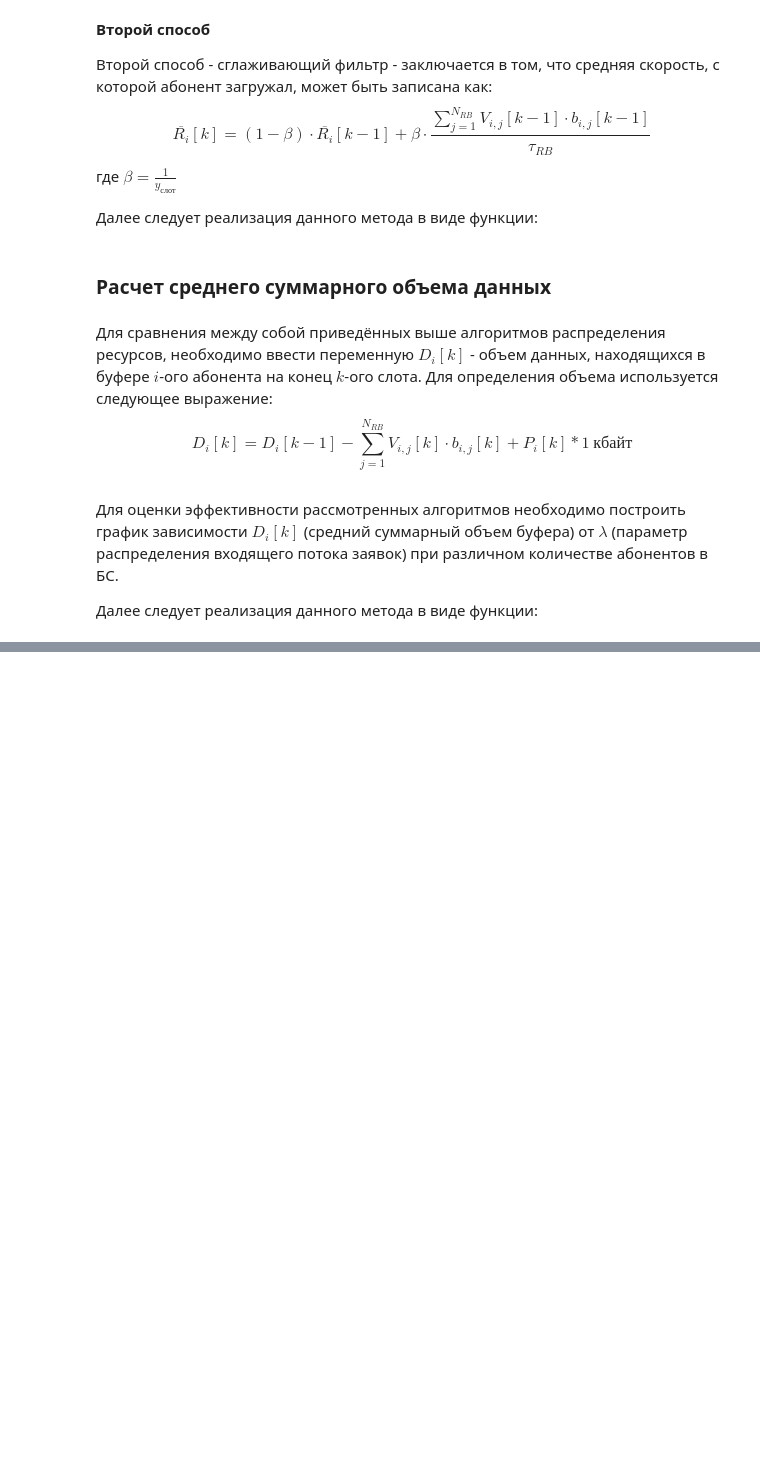
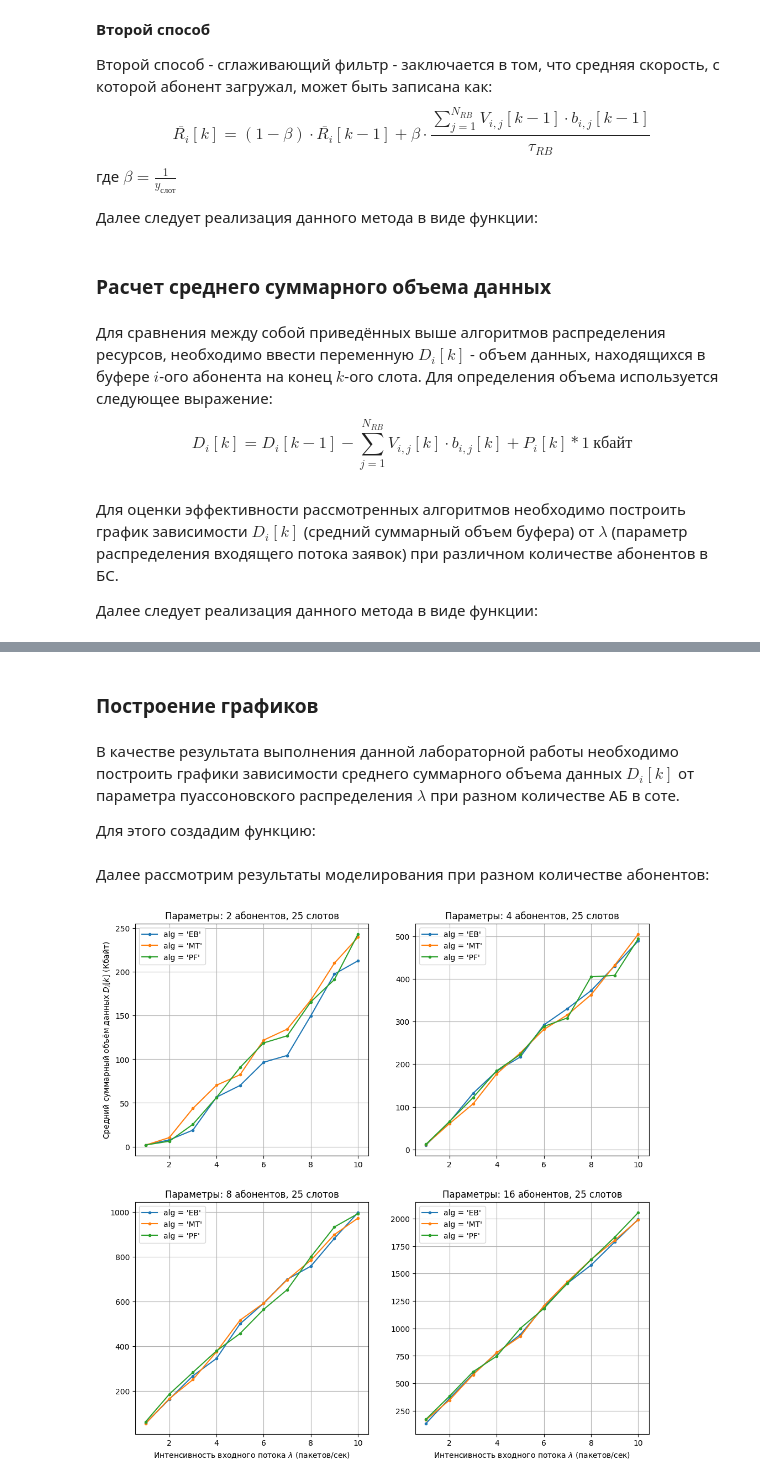
Before and after one commit to Supercili0usMe/resource_allocation_systems, a Jupyter notebook: 2/2.ipynb, the cells around one changed output, grey strips where cells are left out. Drawn from its saved outputs; the diff is of its cells as text; code cells hidden in the pictures; blank space fills up the shorter version.

```diff
--- a/2/2.ipynb
+++ b/2/2.ipynb
@@ -58,6 +58,7 @@ P_tx = 10                   # Мощность излучения БС (Вт)
 f_0 = 900                   # Частота излучения БС (МГц)
 k_n = 2                     # Коэффициент теплового шума приёмника
 N_rb = 25                   # Количество ресурсных блоков
+slots = 10**2               # Количество слотов
 h_bs = 30                   # Высота БС (м.)
 h_rx = 2                    # Высота точки приёма (м.)
 S = 0                       # Параметр, зависящий от типа среды (0/3)
@@ -411,0 +606,50 @@ calc_D_mean(subs, 0.5, '')
+# %% [markdown]
+### Построение графиков
+# %% [markdown]
+В качестве результата выполнения данной лабораторной работы необходимо построить графики зависимости среднего суммарного объема данных $D_i[k]$ от параметра пуассоновского распределения $\lambda$ при разном количестве АБ в соте.
+
+Для этого создадим функцию:
+# %%
+def plot_dependencies(l_start: int, l_stop: int, subs_count: int) -> None:
+    """Функция создания графика зависимости среднего суммарного объема данных
+    от интенсивности распределения входного потока заявок.
+
+    Parameters
+    ----------
+    l_start : int >= 0
+        Минимальное значение интенсивности входного потока заявок
+    l_stop : int >= l_start
+        Максимальное значение интенсивности входного потока заявок
+    subs_count : int
+        Количество абонентов в зоне действия базовой станции
+    """
+    # Генерация: параметра лямбда, расположений и возможных скоростей
+    lambdas = np.linspace(l_start, l_stop, 10)
+    distances = create_abons(subs_count, R)
+    subs = generate_subs(distances, slots, tau)
+
+    # Цикл по алгоритмам
+    for alg in ["EB", "MT", "PF"]:
+        D_score = []
+        for l in lambdas:
+            D_score.append(calc_D_mean(subs, l, alg))
+            # print(f'{alg = }, {l = :.2f}, {D_score[-1] = :.3f}')
+
+        # Добавляем линию на график
+        plt.plot(lambdas, D_score, marker='.', label=f'{alg = }')
+# %% [markdown]
+Далее рассмотрим результаты моделирования при разном количестве абонентов:
+# %%
+plt.figure(figsize=(12, 12))
+for i, N in enumerate([2, 4, 8, 16]):
+    plt.subplot(2, 2, i+1)
+    plot_dependencies(1, 10, N)
+    plt.title(f'Параметры: {N} абонентов, {N_rb} слотов')
+    plt.legend()
+    plt.grid()
+    if i+1 % 2 == 1:
+        plt.ylabel(r'Средний суммарный объём данных $D_i[k]$ (Кбайт)')
+    if i+1 // 2 > 1:
+        plt.xlabel(r'Интенсивность входного потока $\lambda$ (пакетов/сек)')
+# %% [output]
+[figure, added]
```
Also changed, not shown: parts of 12 cells of this notebook.
